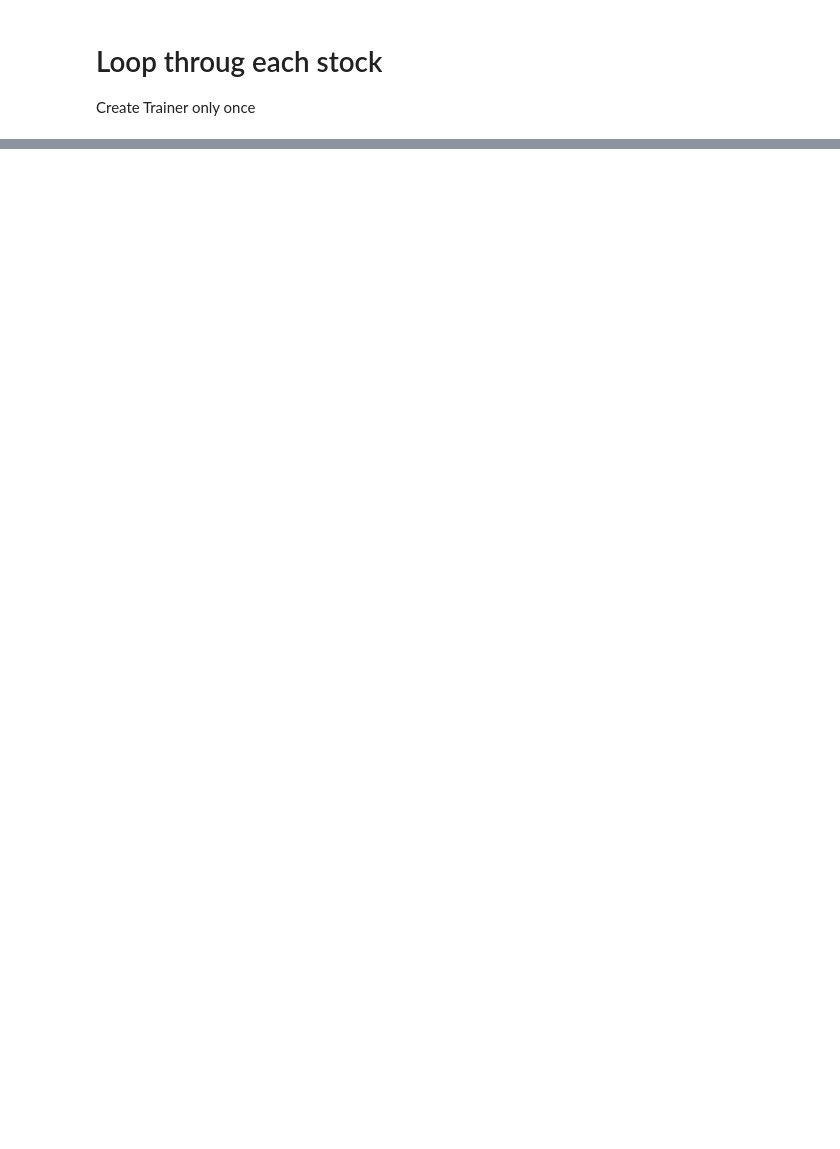
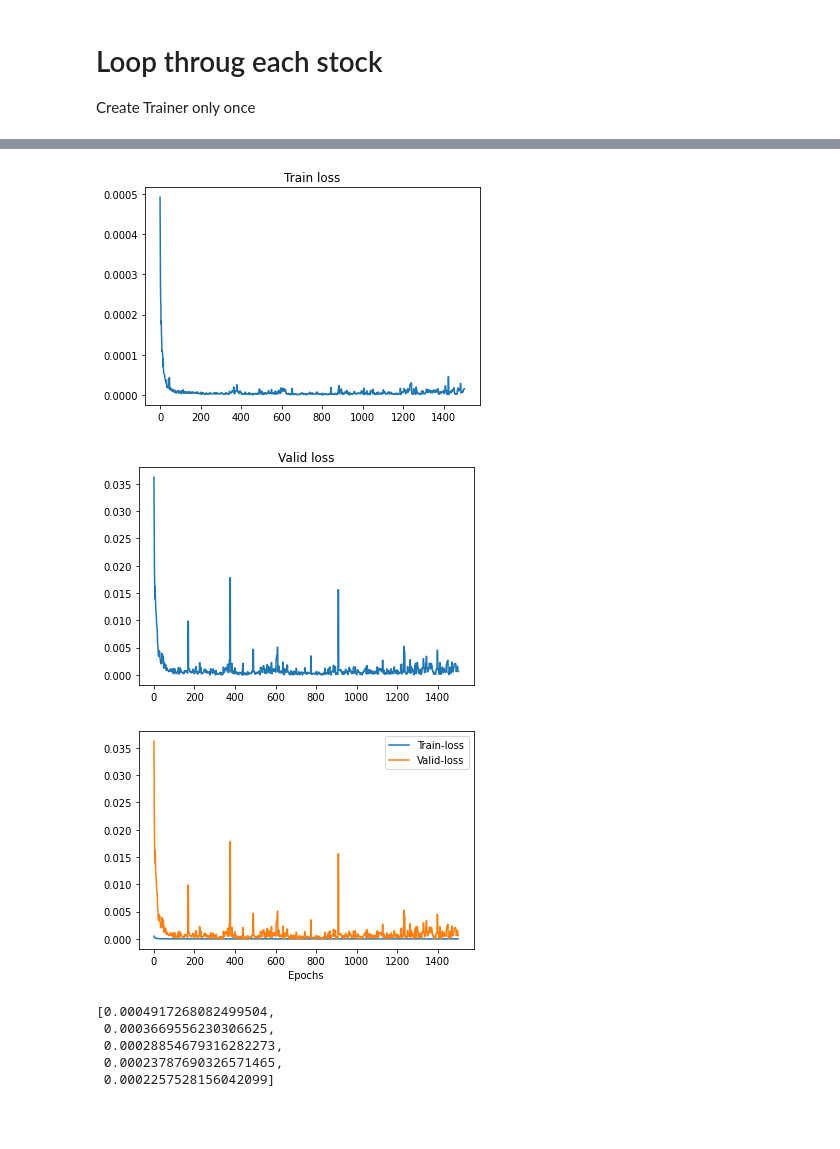
Before and after one commit to gilberto-BE/TokyoStockEx, a Jupyter notebook: notebooks/ML ALL STOCKS.ipynb, the cells around one changed output, grey strips where cells are left out. Drawn from its saved outputs; the diff is of its cells as text; code cells hidden in the pictures; blank space fills up the shorter version.

```diff
--- a/notebooks/ML ALL STOCKS.ipynb
+++ b/notebooks/ML ALL STOCKS.ipynb
@@ -86,9 +100,9 @@ Name: AdjustmentFactor, Length: 2332531, dtype: float64
 # %% [markdown]
 ### Args and constants
 # %%
-CONT_COLS=['Close', 'Open', 'High', 'Low']
+CONT_COLS=['Close', 'Open', 'High', 'Low', 'MarketCapitalization']
 TS_IN_FEATURES = len(CONT_COLS)
-CAT_FEATURES = 4 #cat.shape[1]
+CAT_FEATURES = 4 + 3 #cat.shape[1]
 print('CAT_FEATURES:', CAT_FEATURES)
 EMBEDDING_DIM = 300
 NO_EMBEDDING = 2000 #2 * len(df_train_cat)
@@ -233,2 +216,25 @@ Epoch: <<< 0 >>>
+# %%
+from dl import plot_loss
+plt.plot(train_loss_list)
+plt.title('Train loss');
+plt.show()
+
+plt.plot(valid_loss_list)
+plt.title('Valid loss')
+plt.show()
+
+plot_loss(train_loss_list, valid_loss_list, 'Train-loss', 'Valid-loss')
+# %% [output]
+[figure, added]
+[figure, added]
+[figure, added]
+# %%
+train_loss_list[:5]
+# %% [output]
+[0.0004917268082499504,
+ 0.0003669556230306625,
+ 0.00028854679316282273,
+ 0.00023787690326571465,
+ 0.0002257528156042099]
 # %% [markdown]
 ###
```
Also changed, not shown: parts of 3 cells of this notebook, 7 other files.
